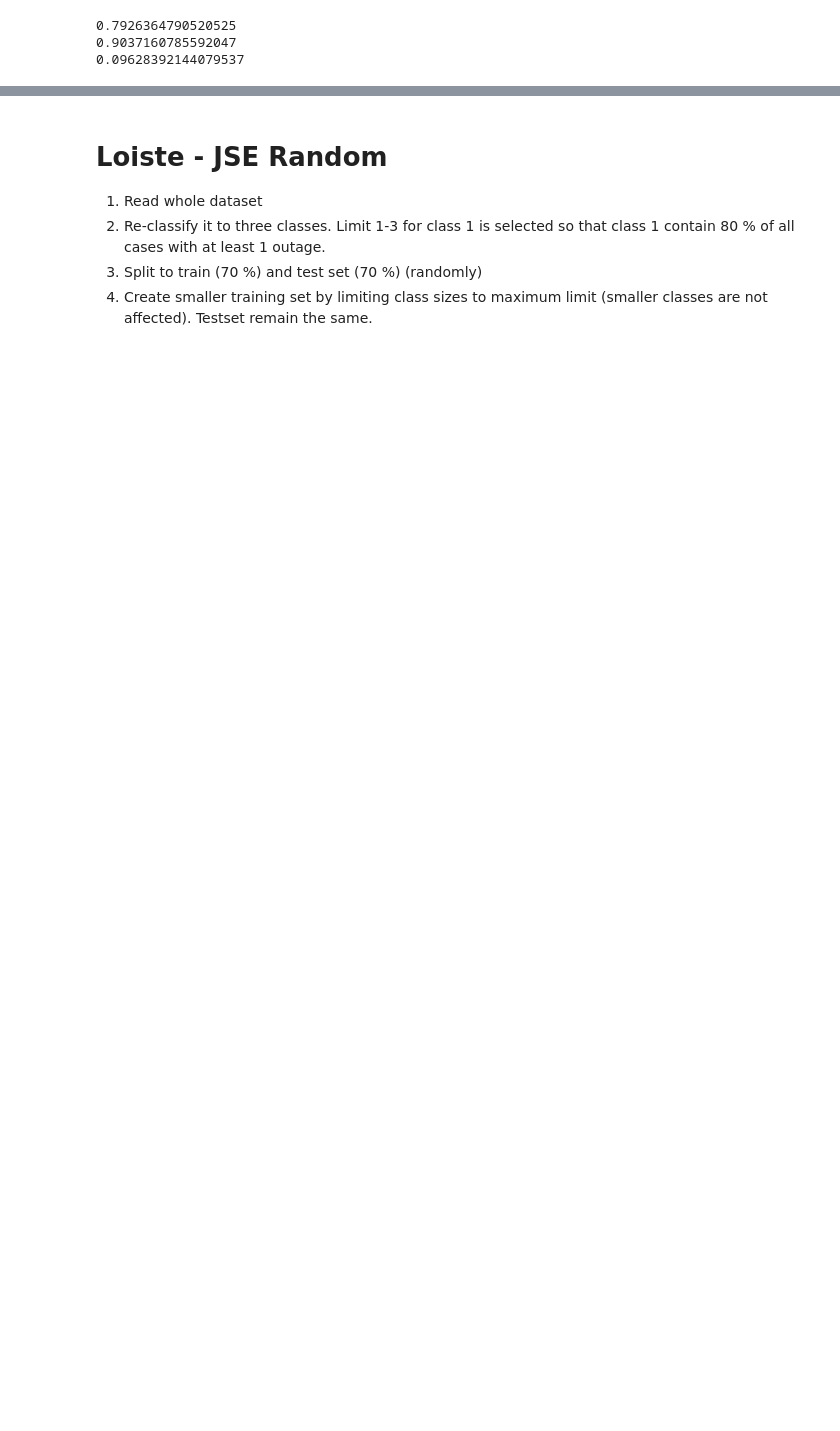
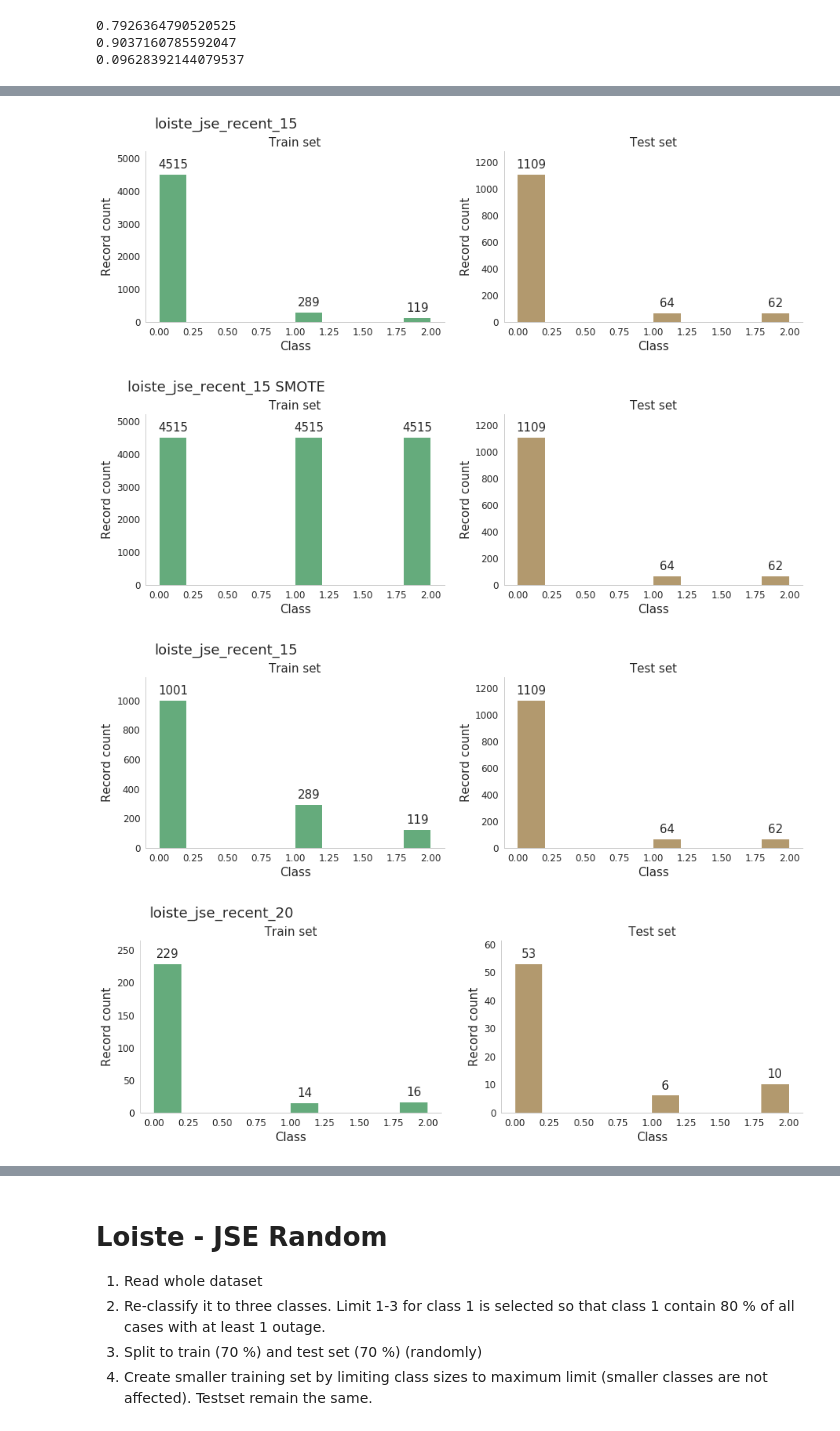
Before and after one commit to fmidev/sasse-polygon-process, a Jupyter notebook: notebooks/dataset_split.ipynb, the cells around one changed output, grey strips where cells are left out. Drawn from its saved outputs; the diff is of its cells as text; code cells hidden in the pictures; blank space fills up the shorter version.

Commit message:
added datasets for 20 m/s

```diff
--- a/notebooks/dataset_split.ipynb
+++ b/notebooks/dataset_split.ipynb
@@ -71,12 +73,12 @@ def classify(dataset, limits=None, based_on='outages'):
 
     return dataset
 # %%
-def get_data(file_, options, name, scaler=None, verbose=False, limits=None, shuffle=True, test_size=.25, time_range=None):
+def get_data(file_, options, name, scaler=None, verbose=False, limits=None, shuffle=True, test_size=.25, time_range=None, limit=15):
     """ Read and normalise data """
 
     data = pd.read_csv(file_)
 
-    data = data.loc[(data['weather_parameter'] == 'WindGust') & (data['low_limit'] == 15)].fillna(0)
+    data = data.loc[(data['weather_parameter'] == 'WindGust') & (data['low_limit'] == limit)].fillna(0)
 
     # Forest data gathering process have been ran twice for some cases. We have duplicate rows in the data.
     data.drop_duplicates(subset='id', inplace=True)
@@ -259,7 +289,13 @@ See the caveats in the documentation: https://pandas.pydata.org/pandas-docs/stab
 # %%
-dfdup = pd.concat([train_all_loiste, test_all_loiste])
-assert len(dfdup[(dfdup.duplicated())]) == 0
-dfdup = pd.concat([train_small_loiste, test_all_loiste])
-assert len(dfdup[(dfdup.duplicated())]) == 0
-dfdup = pd.concat([train_thin_loiste, test_thin_loiste])
-assert len(dfdup[(dfdup.duplicated())]) == 0
+for limit in object_limits:
+    name = 'loiste_jse_recent_{}'.format(limit)
+    dfdup = pd.concat([datasets[name+'_all_train'].loc[:, options.feature_params], datasets[name+'_all_test'].loc[:, options.feature_params]])
+    assert len(dfdup[(dfdup.duplicated())]) == 0
+
+    name = 'loiste_jse_recent_{}'.format(limit)
+    dfdup = pd.concat([datasets[name+'_small_thin_train'].loc[:, options_thin.feature_params], datasets[name+'_thin_test'].loc[:, options_thin.feature_params]])
+    assert len(dfdup[(dfdup.duplicated())]) == 0
+
+    name = 'loiste_jse_recent_{}'.format(limit)
+    dfdup = pd.concat([datasets[name+'_small_train'].loc[:, options.feature_params], datasets[name+'_all_test'].loc[:, options.feature_params]])
+    assert len(dfdup[(dfdup.duplicated())]) == 0
@@ -298,13 +302,13 @@ plot_class_hist(train_tiny_loiste, test_all_loiste, title='Class distribution fo
-# %%
-datasets = [('{}_all_train'.format(name), train_all_loiste),
-            ('{}_all_test'.format(name), test_all_loiste),
-            ('{}_res_train'.format(name), res_all_loiste),
-            ('{}_thin_train'.format(name), train_thin_loiste),
-            ('{}_thin_test'.format(name), test_thin_loiste),
-            ('{}_thin_res_train'.format(name), res_thin_loiste),
-            ('{}_small_train'.format(name), train_small_loiste),
-            ('{}_small_thin_train'.format(name), train_thin_small_loiste),
-            ('{}_tiny_train'.format(name), train_tiny_loiste),
-            ('{}_tiny_thin_train'.format(name), train_thin_tiny_loiste)
-           ]
-save_dataset(datasets)
+# %%
+for limit in object_limits:
+    name = 'loiste_jse_recent_{}'.format(limit)
+
+    plot_class_hist(datasets[name+'_all_train'], datasets[name+'_all_test'], title=name, fontsize=15)
+    plot_class_hist(datasets[name+'_all_res'], datasets[name+'_all_test'], title=name+' SMOTE', fontsize=15)
+
+    plot_class_hist(datasets[name+'_small_train'], datasets[name+'_all_test'], title=name, fontsize=15)
+# %% [output]
+[figure, added]
+[figure, added]
+[figure, added]
+[figure, added]
```
Also changed, not shown: parts of 32 cells of this notebook, 1 other file.
